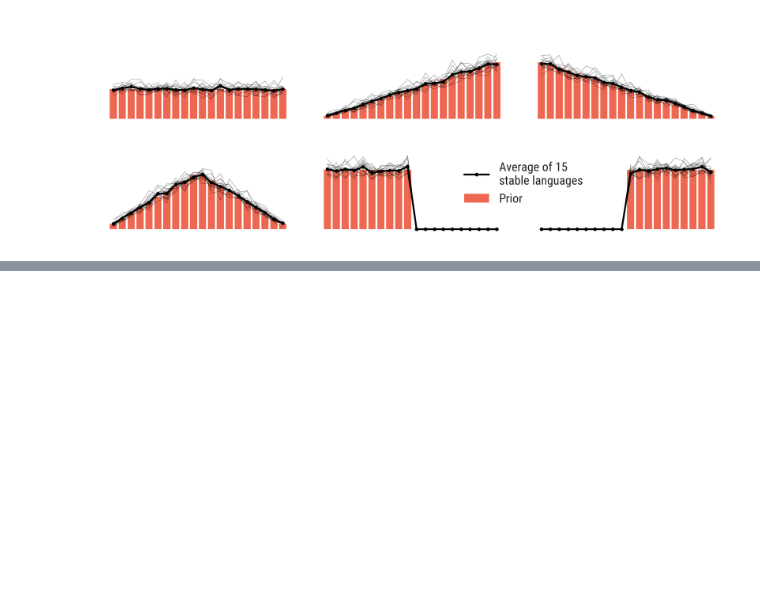
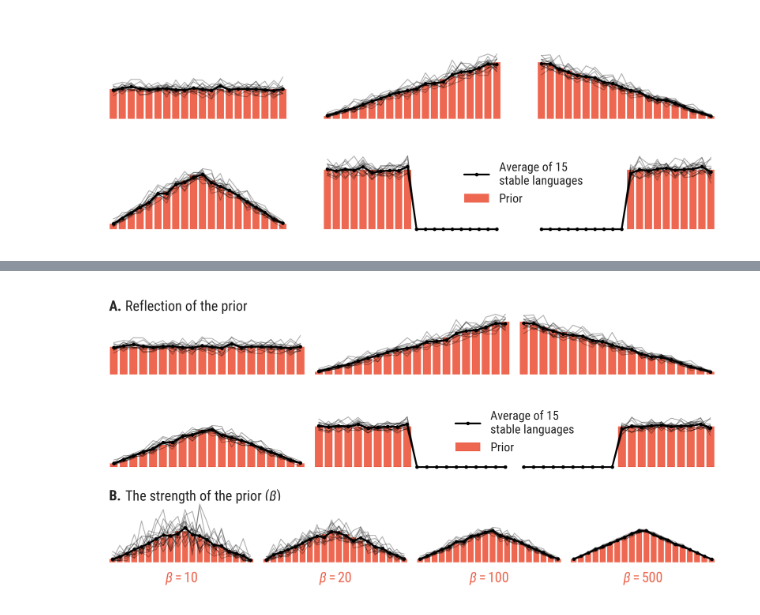
Before and after one commit to bacor/thesis, a Jupyter notebook: experiments/BNG04/BNG04 analysis.ipynb, the cells around one changed output, grey strips where cells are left out. Saved outputs shown, nothing was run; the diff lists cells and outputs as text; code cells hidden in the pictures; blank space fills up the shorter version.

```diff
--- a/experiments/BNG04/BNG04 analysis.ipynb
+++ b/experiments/BNG04/BNG04 analysis.ipynb
@@ -32,7 +31,7 @@ def show_dist(pi):
     phis = results[pi]['phis']
     xs = arange(results[pi]['params']['K'])
 
-    plot(xs, phis.mean(axis=1).T, 'k', lw=.2, alpha=.5)
+    plot(xs, phis.mean(axis=1).T, 'k', lw=.5, alpha=.3)
     plot(xs, phis.mean(axis=1).mean(axis=0), 'o-k', ms=2, lw=1,
          label='Average of 15\nstable languages')
     pyplot.bar(xs, alpha/sum(alpha), label=r'Prior',
@@ -75,0 +101,83 @@ copyfig('BNG04-resulting-distributions.pdf')
+# %%
+# plot
+def show_dist(pi):
+    alpha = results[pi]['params']['alpha']
+    phis = results[pi]['phis']
+    xs = arange(results[pi]['params']['K'])
+
+    plot(xs, phis.mean(axis=1).T, 'k', lw=.5, alpha=.3)
+    plot(xs, phis.mean(axis=1).mean(axis=0), 'o-k', ms=2, lw=1,
+         label='Average of 15\nstable languages')
+    pyplot.bar(xs, alpha/sum(alpha), label=r'Prior',
+              color=get_color('orange'))
+
+def show_dist_beta(beta):
+    alpha = results7[beta]['params']['alpha']
+    phis = results7[beta]['phis']
+    xs = arange(results7[beta]['params']['K'])
+
+    plot(xs, phis.mean(axis=1).T, 'k', lw=.5, alpha=.3)
+    plot(xs, phis.mean(axis=1).mean(axis=0), 'o-k', ms=2, lw=1,
+         label='Average of 15\nstable languages')
+    pyplot.bar(xs, alpha/sum(alpha), label=r'Prior',
+              color=get_color('orange'))
+    xlabel(f'$\\beta={beta}$')
+
+figure(figsize=cm2inch(12,5))
+G = gridspec.GridSpec(3, 12)
+
+# BNG05
+if True:
+    ax1 = subplot(G[0,:4])
+    show_dist('flat')
+    title('Reflection of the prior')
+
+    ax2 = subplot(G[0,4:8], sharey=ax1)
+    show_dist('stair_up')
+
+    ax3 = subplot(G[0,8:], sharey=ax1)
+    show_dist('stair_down')
+
+    ax4 = subplot(G[1, 0:4])
+    show_dist('peak')
+
+    ax5 = subplot(G[1, 4: 8], sharey=ax4)
+    show_dist('lower_half')
+
+    ax6 = subplot(G[1, 8:], sharey=ax5)
+    show_dist('upper_half')
+
+    ylim(-0.005,.15)
+
+# BNG07
+if True:
+    ax7 = subplot(G[2, :3])
+    show_dist_beta(10)
+    title('The strength of the prior ($\\beta$)')
+
+    ax8 = subplot(G[2, 3:6], sharey=ax7)
+    show_dist_beta(20)
+
+    ax9 = subplot(G[2,6:9], sharey=ax8)
+    show_dist_beta(100)
+
+    ax10 = subplot(G[2, 9:], sharey=ax9)
+    show_dist_beta(500)
+    ylim(-0.005,.18)
+
+# Style axes
+for ax in [ax1,ax2,ax3,ax4,ax5,ax6,ax7,ax8,ax9,ax10]:
+    sca(ax)
+    xticks([])
+    yticks([])
+    xlim(-.5, 19.5)
+
+sns.despine(left=True,bottom=True)
+sca(ax6); legend(bbox_to_anchor=(0.32, 1.05))
+restyle_title(ax1,ax7)
+
+subplots_adjust(left=0, bottom=0, right=1, top=1, wspace=0.2, hspace=.5)
+savefig('BNG04-07-reflection-prior.pdf', bbox_inches='tight')
+copyfig('BNG04-07-reflection-prior.pdf')
+# %% [output]
+[figure, added]
```
Also changed, not shown: parts of 3 cells of this notebook, 14 other files.
